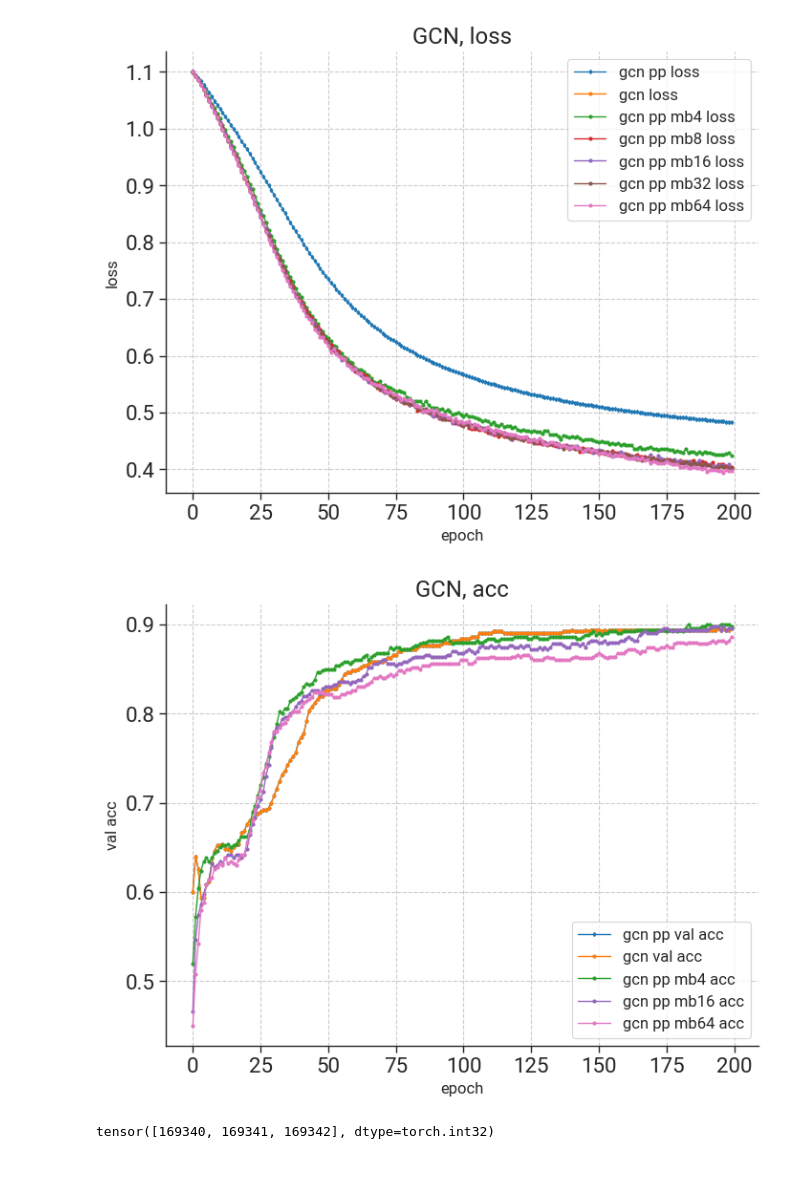
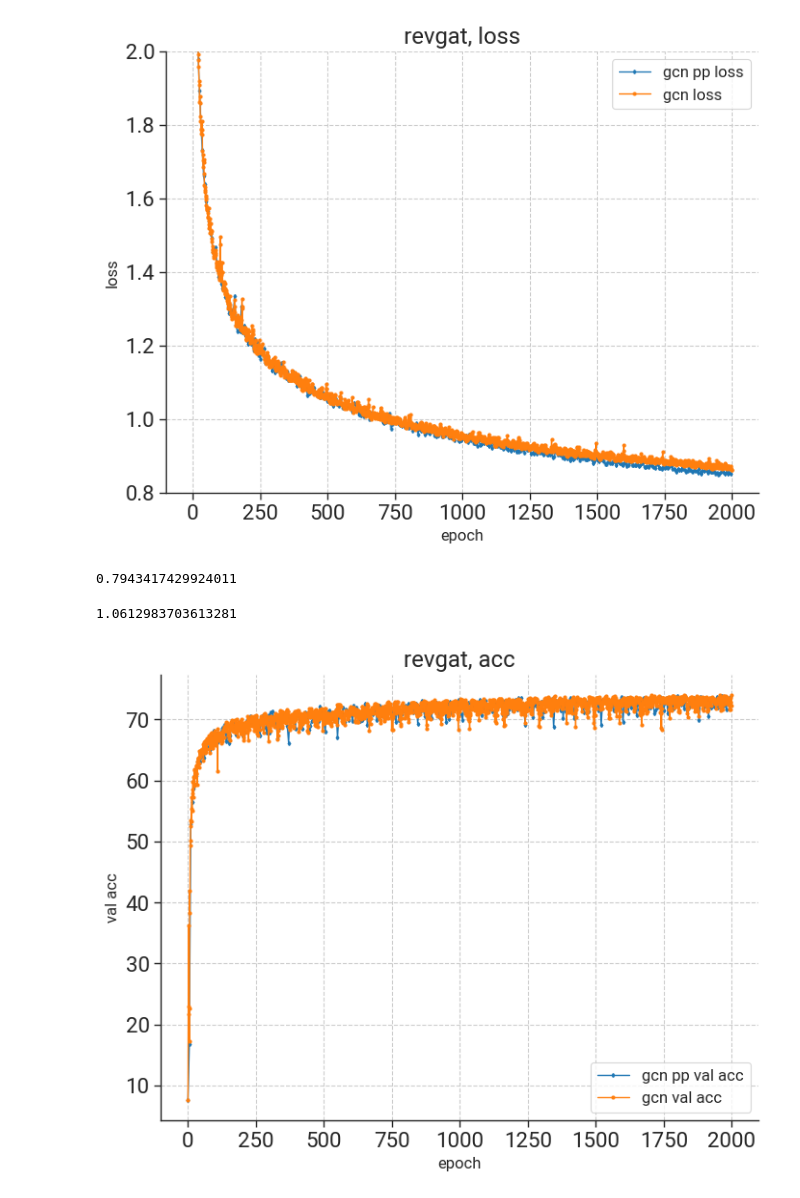
Before and after one commit to zxmeng98/TiGraph, a Jupyter notebook: plot.ipynb, the cells around one changed output. Cells and saved outputs as stored; diff of their text form; code cells hidden in the pictures; blank space fills up the shorter version.

Commit message:
fix revgat train

```diff
--- a/plot.ipynb
+++ b/plot.ipynb
@@ -61,80 +61,88 @@ os.makedirs(SAVEPATH, exist_ok=True)
 # %%
 cmp = sns.color_palette("tab10")
 
 fig, axs = plt.subplots(nrows=1, ncols=1, figsize=(8,6))
 
-pp_loss_data = np.load('exps/pubmed/gcn_pp_loss.npy')
-loss_data = np.load('exps/pubmed/sepfile_gcn_loss.npy')
-pp_mb4_loss_data = np.load('exps/pubmed/gcn_pp_mb4_loss.npy')
-pp_mb8_loss_data = np.load('exps/pubmed/gcn_pp_mb8_loss.npy')
-pp_mb16_loss_data = np.load('exps/pubmed/gcn_pp_mb16_loss.npy')
-pp_mb32_loss_data = np.load('exps/pubmed/gcn_pp_mb32_loss.npy')
-pp_mb64_loss_data = np.load('exps/pubmed/gcn_pp_mb64_loss.npy')
+pp_loss_data = np.load('./exps/ogbn-arxiv/revgat_pp_loss_5layers.npy')
+loss_data = np.load('./exps/ogbn-arxiv/revgat_loss.npy')
+pp_mb4_loss_data = np.load('./exps/ogbn-arxiv/revgat_pp_loss_5layers.npy')
+# pp_mb8_loss_data = np.load('exps/pubmed/gcn_pp_mb8_loss.npy')
+# pp_mb16_loss_data = np.load('exps/pubmed/gcn_pp_mb16_loss.npy')
+# pp_mb32_loss_data = np.load('exps/pubmed/gcn_pp_mb32_loss.npy')
+# pp_mb64_loss_data = np.load('exps/pubmed/gcn_pp_mb64_loss.npy')
 
 x1 = np.arange(pp_loss_data.shape[0])
+x1 = x1 * 5
 x2 = np.arange(loss_data.shape[0])
 
 axs.plot(x1,pp_loss_data,label='gcn pp loss',marker='d',color=cmp[0],linewidth=1,ms=2)
 axs.plot(x2,loss_data,label='gcn loss',marker='o',color=cmp[1],linewidth=1,ms=2)
-axs.plot(x1,pp_mb4_loss_data,label='gcn pp mb4 loss',marker='o',color=cmp[2],linewidth=1,ms=2)
-axs.plot(x1,pp_mb8_loss_data,label='gcn pp mb8 loss',marker='o',color=cmp[3],linewidth=1,ms=2)
-axs.plot(x1,pp_mb16_loss_data,label='gcn pp mb16 loss',marker='o',color=cmp[4],linewidth=1,ms=2)
-axs.plot(x1,pp_mb32_loss_data,label='gcn pp mb32 loss',marker='o',color=cmp[5],linewidth=1,ms=2)
-axs.plot(x1,pp_mb64_loss_data,label='gcn pp mb64 loss',marker='o',color=cmp[6],linewidth=1,ms=2)
+# axs.plot(x1,pp_mb4_loss_data,label='gcn pp mb4 loss',marker='o',color=cmp[2],linewidth=1,ms=2)
+# axs.plot(x1,pp_mb8_loss_data,label='gcn pp mb8 loss',marker='o',color=cmp[3],linewidth=1,ms=2)
+# axs.plot(x1,pp_mb16_loss_data,label='gcn pp mb16 loss',marker='o',color=cmp[4],linewidth=1,ms=2)
+# axs.plot(x1,pp_mb32_loss_data,label='gcn pp mb32 loss',marker='o',color=cmp[5],linewidth=1,ms=2)
+# axs.plot(x1,pp_mb64_loss_data,label='gcn pp mb64 loss',marker='o',color=cmp[6],linewidth=1,ms=2)
 
 axs.set_xlabel('epoch',size=12)
 axs.set_ylabel('loss',size=12)
 # axs[0].set_xticks([0,1000,2000,3000,4000])
 axs.tick_params(labelsize=16)
 axs.grid(linestyle='--')
-axs.title.set_text('GCN, loss')
+axs.title.set_text('revgat, loss')
 
-# axs.set_ylim(0, 0.8)
-# axs.set_xlim(0, 5000)
+axs.set_ylim(0.8, 2)
+# axs.set_xlim(-10, 600)
 
 
 # handles,labels=plt.gca().get_legend_handles_labels()
 axs.legend(
             # loc='upper center',
             #   bbox_to_anchor=(0.52,1.13),
               fancybox=True,
               fontsize=12)
 sns.despine()
 # %% [output]
-[figure, old version]
+[figure, new version]
+# %%
+print(pp_loss_data[500])
+loss_data[500]
+# %% [output]
+0.7943417429924011
+1.0612983703613281
 # %%
 cmp = sns.color_palette("tab10")
 
 fig, axs = plt.subplots(nrows=1, ncols=1, figsize=(8,6))
 
-pp_loss_data = np.load('exps/pubmed/gcn_pp_val_acc.npy')
-loss_data = np.load('exps/pubmed/gcn_org_val_acc.npy')
-pp_mb4_loss_data = np.load('exps/pubmed/gcn_pp_mb4_val_acc.npy')
-pp_mb8_loss_data = np.load('exps/pubmed/gcn_pp_mb8_val_acc.npy')
-pp_mb16_loss_data = np.load('exps/pubmed/gcn_pp_mb16_val_acc.npy')
-pp_mb32_loss_data = np.load('exps/pubmed/gcn_pp_mb32_val_acc.npy')
-pp_mb64_loss_data = np.load('exps/pubmed/gcn_pp_mb64_val_acc.npy')
+pp_loss_data = np.load('exps/ogbn-arxiv/revgat_pp_val_acc_5layers.npy')
+loss_data = np.load('./exps/ogbn-arxiv/revgat_val_acc.npy')
+# pp_mb4_loss_data = np.load('exps/pubmed/gcn_pp_mb4_val_acc.npy')
+# pp_mb8_loss_data = np.load('exps/pubmed/gcn_pp_mb8_val_acc.npy')
+# pp_mb16_loss_data = np.load('exps/pubmed/gcn_pp_mb16_val_acc.npy')
+# pp_mb32_loss_data = np.load('exps/pubmed/gcn_pp_mb32_val_acc.npy')
+# pp_mb64_loss_data = np.load('exps/pubmed/gcn_pp_mb64_val_acc.npy')
 
 x1 = np.arange(pp_loss_data.shape[0])
+x1 = x1 * 5
 x2 = np.arange(loss_data.shape[0])
 
 axs.plot(x1,pp_loss_data,label='gcn pp val acc',marker='d',color=cmp[0],linewidth=1,ms=2)
 axs.plot(x2,loss_data,label='gcn val acc',marker='o',color=cmp[1],linewidth=1,ms=2)
-axs.plot(x1,pp_mb4_loss_data,label='gcn pp mb4 acc',marker='o',color=cmp[2],linewidth=1,ms=2)
-# axs.plot(x1,pp_mb8_loss_data,label='gcn pp mb8 loss',marker='o',color=cmp[3],linewidth=1,ms=2)
-axs.plot(x1,pp_mb16_loss_data,label='gcn pp mb16 acc',marker='o',color=cmp[4],linewidth=1,ms=2)
-# axs.plot(x1,pp_mb32_loss_data,label='gcn pp mb32 loss',marker='o',color=cmp[5],linewidth=1,ms=2)
-axs.plot(x1,pp_mb64_loss_data,label='gcn pp mb64 acc',marker='o',color=cmp[6],linewidth=1,ms=2)
+# axs.plot(x1,pp_mb4_loss_data,label='gcn pp mb4 acc',marker='o',color=cmp[2],linewidth=1,ms=2)
+# # axs.plot(x1,pp_mb8_loss_data,label='gcn pp mb8 loss',marker='o',color=cmp[3],linewidth=1,ms=2)
+# axs.plot(x1,pp_mb16_loss_data,label='gcn pp mb16 acc',marker='o',color=cmp[4],linewidth=1,ms=2)
+# # axs.plot(x1,pp_mb32_loss_data,label='gcn pp mb32 loss',marker='o',color=cmp[5],linewidth=1,ms=2)
+# axs.plot(x1,pp_mb64_loss_data,label='gcn pp mb64 acc',marker='o',color=cmp[6],linewidth=1,ms=2)
 
 axs.set_xlabel('epoch',size=12)
 axs.set_ylabel('val acc',size=12)
 # axs[0].set_xticks([0,1000,2000,3000,4000])
 axs.tick_params(labelsize=16)
 axs.grid(linestyle='--')
-axs.title.set_text('GCN, acc')
+axs.title.set_text('revgat, acc')
 
-# axs.set_ylim(0, 0.8)
-# axs.set_xlim(0, 5000)
+# axs.set_ylim(50, 75)
+# axs.set_xlim(0, 250)
 
 
 # handles,labels=plt.gca().get_legend_handles_labels()
@@ -145,12 +153,4 @@ axs.legend(
               fontsize=12)
 sns.despine()
 # %% [output]
-[figure, old version]
+[figure, new version]
-# %%
-import torch
-
-
-a = torch.Tensor(range(169343 - 3, 169343)).int()
-a
-# %% [output]
-tensor([169340, 169341, 169342], dtype=torch.int32)
```
Also changed, not shown: parts of 3 cells of this notebook, 22 other files.
